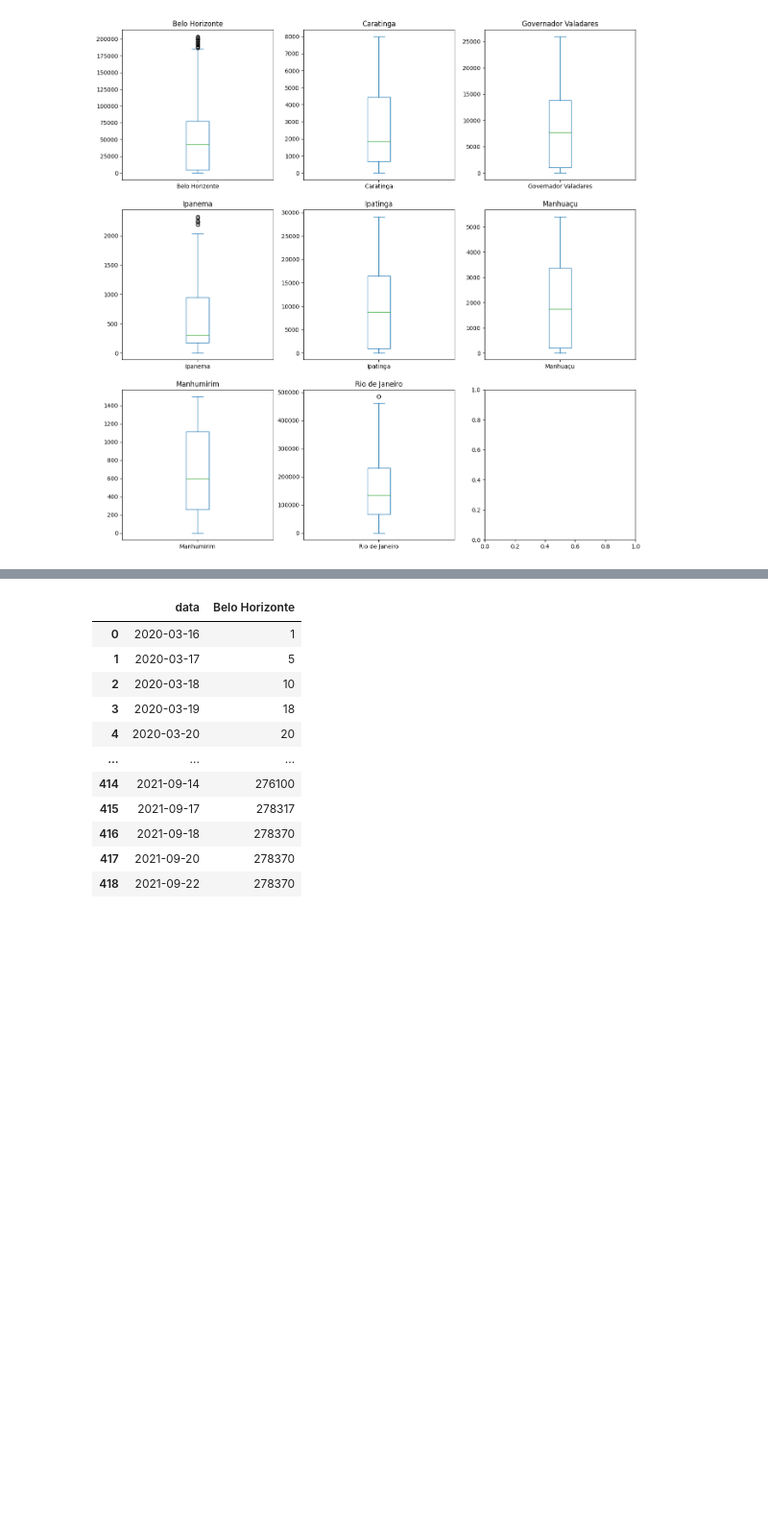
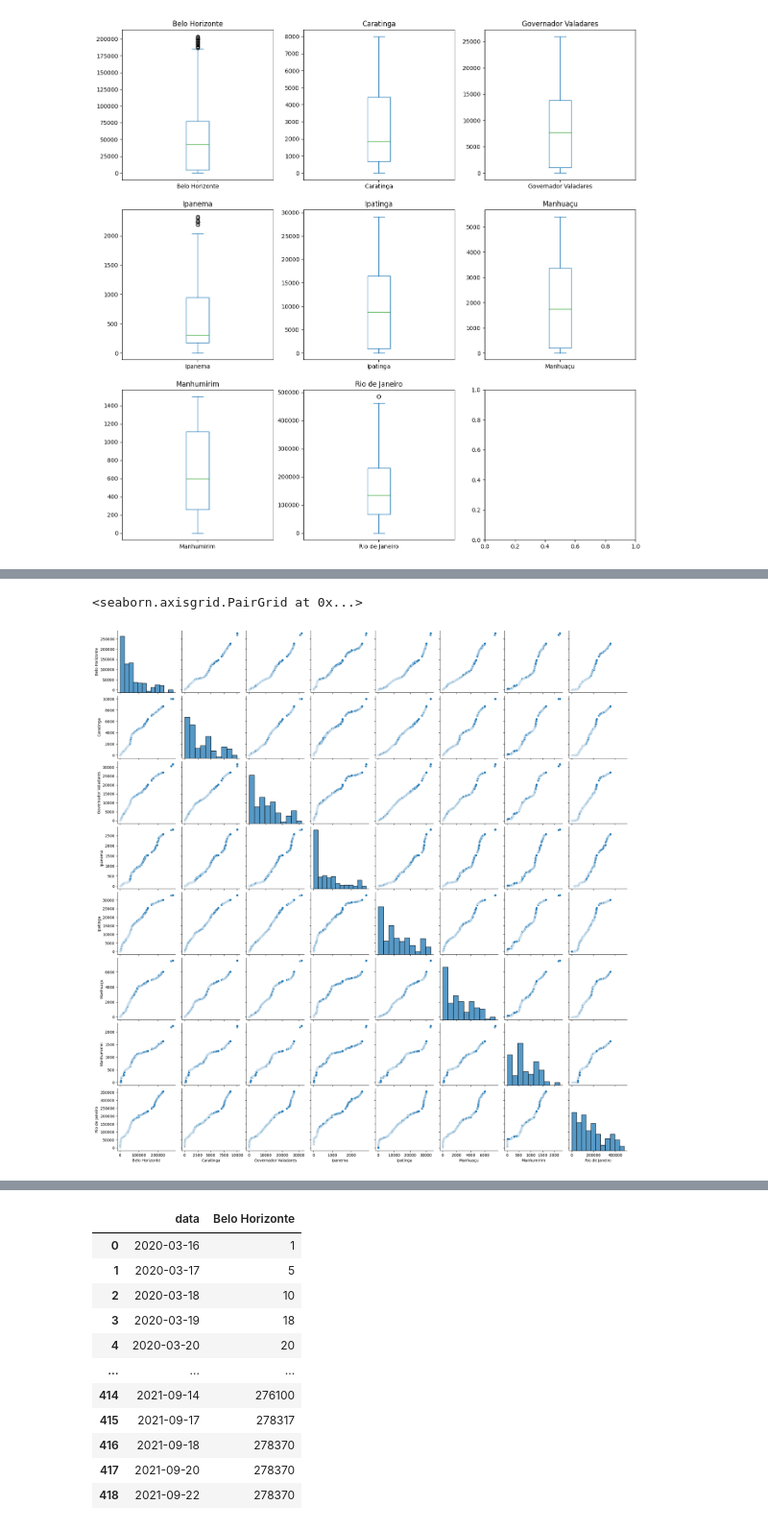
Before and after one commit to weversonmachado/MVP_CD, a Jupyter notebook: MVP_Weverson.ipynb, the cells around one changed output, grey strips where cells are left out. Shown at 96% size. Drawn from its saved outputs; the diff is of its cells as text; code cells hidden in the pictures; blank space fills up the shorter version.

```diff
--- a/MVP_Weverson.ipynb
+++ b/MVP_Weverson.ipynb
@@ -705,0 +719,6 @@ for loc, col in zip(itertools.product([0,1,2], [0,1,2]), dfCovidConfirmadoRemoca
+# %%
+# Scatter Plot com Seaborn
+sns.pairplot(dfCovidConfirmado)
+# %% [output]
+<seaborn.axisgrid.PairGrid at 0x...>
+[figure, added]
```
Also changed, not shown: parts of 5 cells of this notebook.
